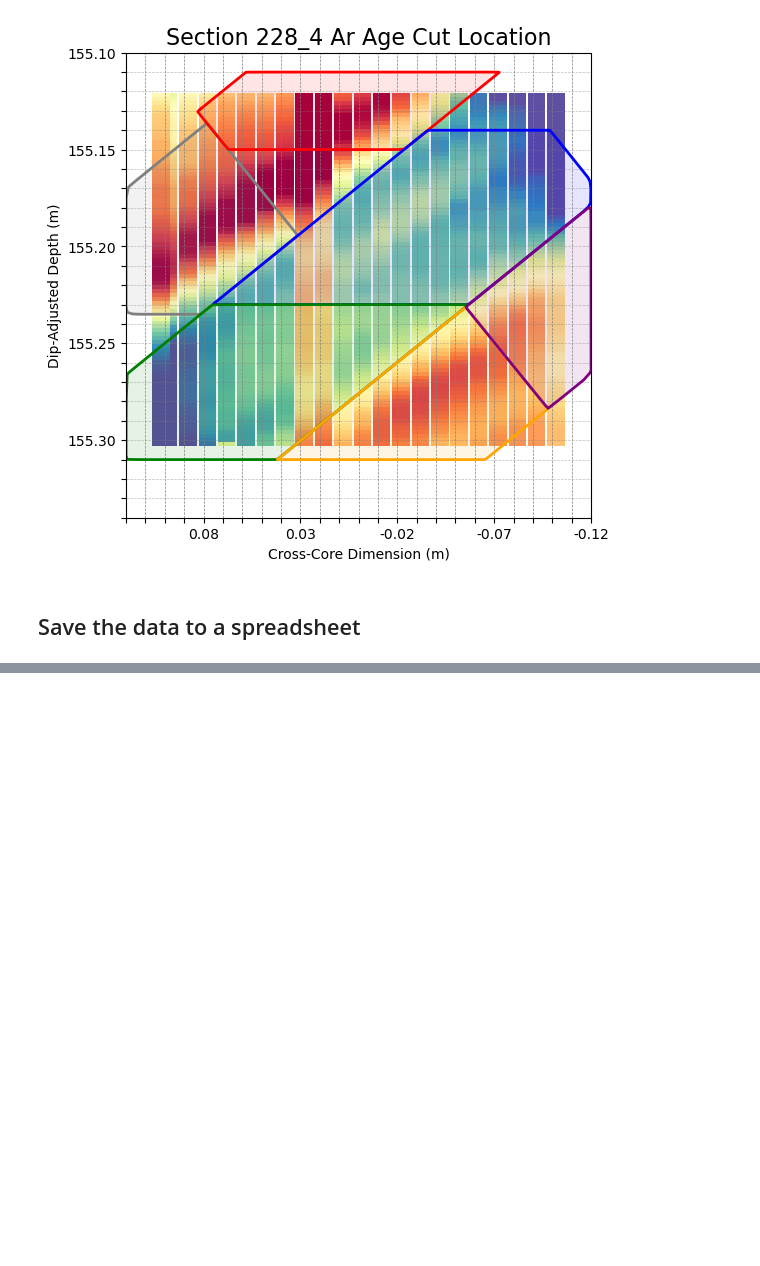
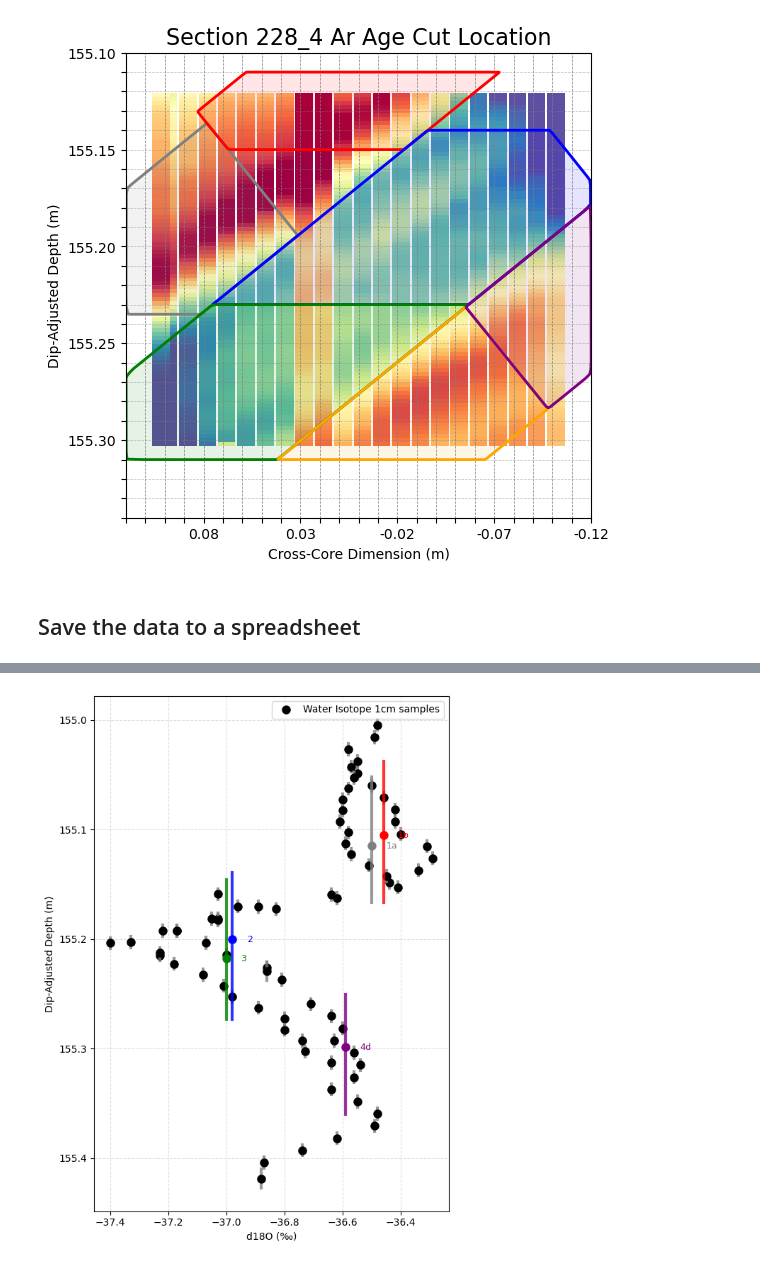
Before and after one commit to liamkirkpatrick/alhic1901_deeplayering, a Jupyter notebook: scripts/argon_plots/plot_argon.ipynb, the cells around one changed output, grey strips where cells are left out. Cells and saved outputs as stored; diff of their text form; code cells hidden in the pictures; blank space fills up the shorter version.

```diff
--- a/scripts/argon_plots/plot_argon.ipynb
+++ b/scripts/argon_plots/plot_argon.ipynb
@@ -703,0 +794,68 @@ Saved argon sample summary to: ../../data/sampling/master/age_master.csv
+# %%
+# Plot d18O vs depth from iso and df_samples
+fig, ax = plt.subplots(figsize=(6, 8))
+
+# filter iso to current section
+section = '228_4'
+iso_sec = iso[iso['section'] == section]
+
+# # plot iso points (d18O vs dip-adjusted mid depth)
+# ax.plot(iso_sec['d18O'], iso_sec['mid_depth_adj'], '.', color='black', alpha=0.8, label='water iso (mid)')
+
+# # optionally connect iso points with a faint line to show trend
+# ax.plot(iso_sec['d18O'], iso_sec['mid_depth_adj'], '-', color='gray', alpha=0.3)
+
+
+
+# loop through unique values in 'stick' column
+# for stick in iso_sec['stick'].unique():
+#     iso_stick = iso_sec[iso_sec['stick'] == stick]
+
+# plot each Ar sample as a vertical line at its d18O with dot at mid_depth_adj
+for i, row in iso_sec.iterrows():
+    d18 = row.get('d18O')
+    if pd.isna(d18):
+        # skip samples without d18O
+        continue
+    top = row['top_depth_adj']
+    bottom = row['bottom_depth_adj']
+    mid = row['mid_depth_adj']
+    # vertical line
+    ax.plot([d18, d18], [top, bottom], color='grey', linewidth=3, alpha=0.8)
+    # dot at mid
+    ax.plot(d18, mid, 'o', color='k', markersize=8,label='Water Isotope 1cm samples' if i==iso_sec.index[0] else "")
+
+# plot each Ar sample as a vertical line at its d18O with dot at mid_depth_adj
+for i, row in df_samples.iterrows():
+    d18 = row.get('d18O_meltwater')
+    if pd.isna(d18):
+        # skip samples without d18O
+        continue
+    top = row['top_depth_adj']
+    bottom = row['bottom_depth_adj']
+    mid = row['mid_depth_adj']
+    color = colors[i % len(colors)]
+    # vertical line
+    ax.plot([d18, d18], [top, bottom], color=color, linewidth=3, alpha=0.8)
+    # dot at mid
+    ax.plot(d18, mid, 'o', color=color, markersize=8)
+    # label sample name next to the dot (avoid overlapping)
+    sample_label = names[i] if i < len(names) else f"sample_{i}"
+    ax.text(d18 + 0.05, mid, sample_label, color=color, va='center', fontsize=9)
+
+# add the d18O profile  as a light grey line
+#ax.plot(d18O_profile, depths, '-', color='lightgrey', linewidth=2, label='d18O profile')
+
+# axis labels and formatting
+ax.set_xlabel('d18O (‰)')
+ax.set_ylabel('Dip-Adjusted Depth (m)')
+ax.invert_yaxis()  # depth increasing downward
+ax.grid(True, linestyle='--', alpha=0.4)
+
+# legend
+ax.legend(loc='upper right')
+
+plt.tight_layout()
+plt.show()
+# %% [output]
+[figure, added]
```
Also changed, not shown: parts of 6 cells of this notebook.
